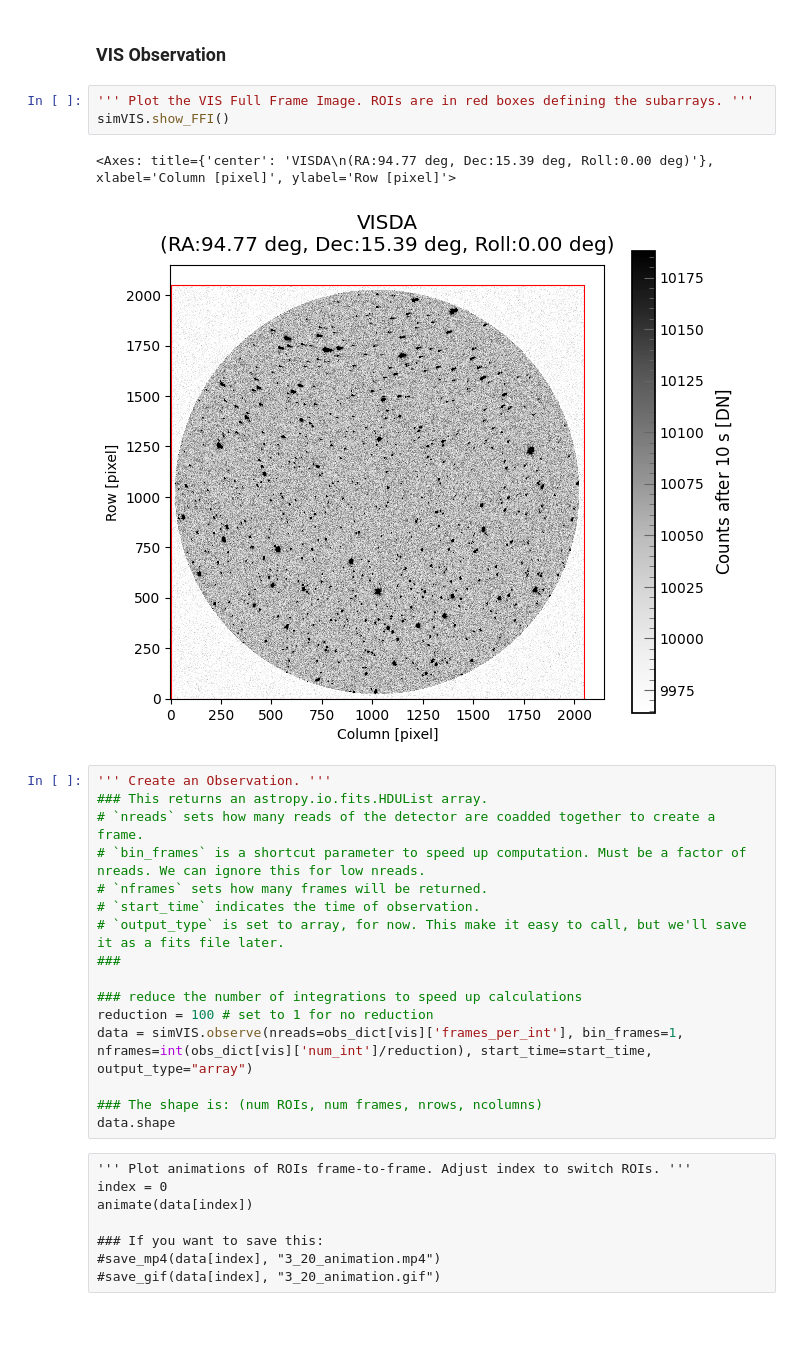
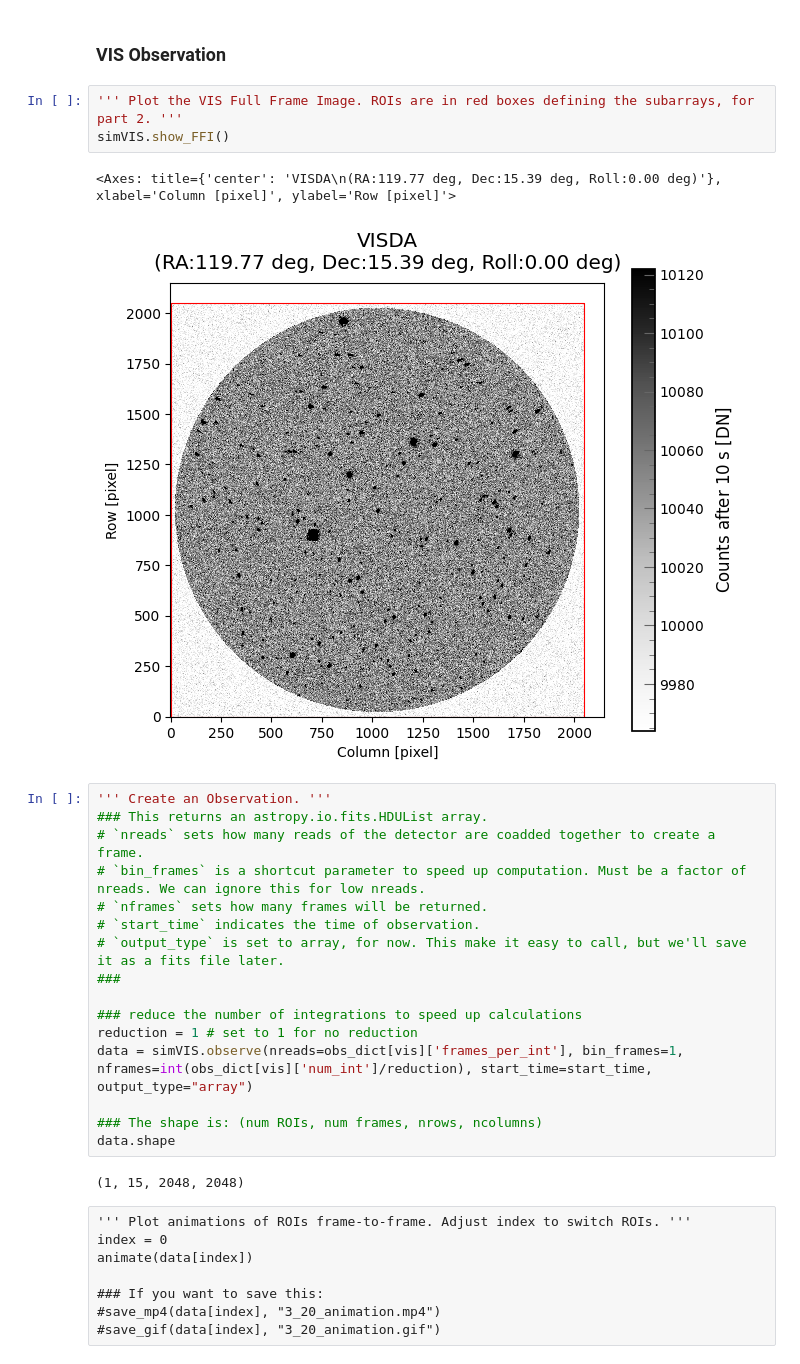
Before and after one commit to PandoraMission/Commissioning-Notebooks, a Jupyter notebook: 3.42/3.42_Calibration--VIS_and_NIR_Moonshine.ipynb, the cells around one changed output. Drawn from its saved outputs; the diff is of its cells as text; blank space fills up the shorter version.

```diff
--- a/3.42/3.42_Calibration--VIS_and_NIR_Moonshine.ipynb
+++ b/3.42/3.42_Calibration--VIS_and_NIR_Moonshine.ipynb
@@ -297,11 +248,11 @@ cat = simVIS.source_catalog
 # %% [markdown]
 ### VIS Observation
 # %%
-''' Plot the VIS Full Frame Image. ROIs are in red boxes defining the subarrays. '''
+''' Plot the VIS Full Frame Image. ROIs are in red boxes defining the subarrays, for part 2. '''
 simVIS.show_FFI()
 # %% [output]
-<Axes: title={'center': 'VISDA\n(RA:94.77 deg, Dec:15.39 deg, Roll:0.00 deg)'}, xlabel='Column [pixel]', ylabel='Row [pixel]'>
+<Axes: title={'center': 'VISDA\n(RA:119.77 deg, Dec:15.39 deg, Roll:0.00 deg)'}, xlabel='Column [pixel]', ylabel='Row [pixel]'>
-[figure, old version]
+[figure, new version]
 # %%
 ''' Create an Observation. '''
 ### This returns an astropy.io.fits.HDUList array.
@@ -313,11 +264,13 @@ simVIS.show_FFI()
 ###
 
 ### reduce the number of integrations to speed up calculations
-reduction = 100 # set to 1 for no reduction
+reduction = 1 # set to 1 for no reduction
 data = simVIS.observe(nreads=obs_dict[vis]['frames_per_int'], bin_frames=1, nframes=int(obs_dict[vis]['num_int']/reduction), start_time=start_time, output_type="array")
 
 ### The shape is: (num ROIs, num frames, nrows, ncolumns)
 data.shape
+# %% [output]
+(1, 15, 2048, 2048)
 # %% [raw]
 ''' Plot animations of ROIs frame-to-frame. Adjust index to switch ROIs. '''
 index = 0
```
Also changed, not shown: parts of 16 cells of this notebook, 1 other file.
